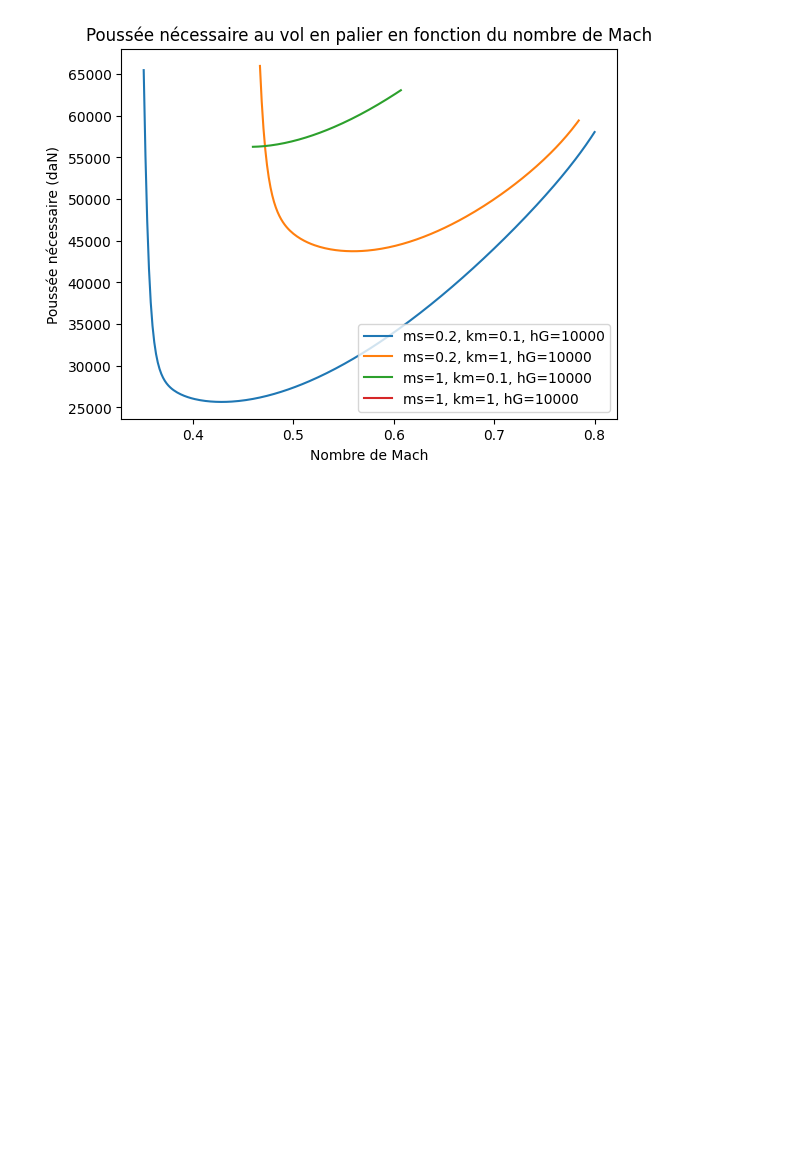
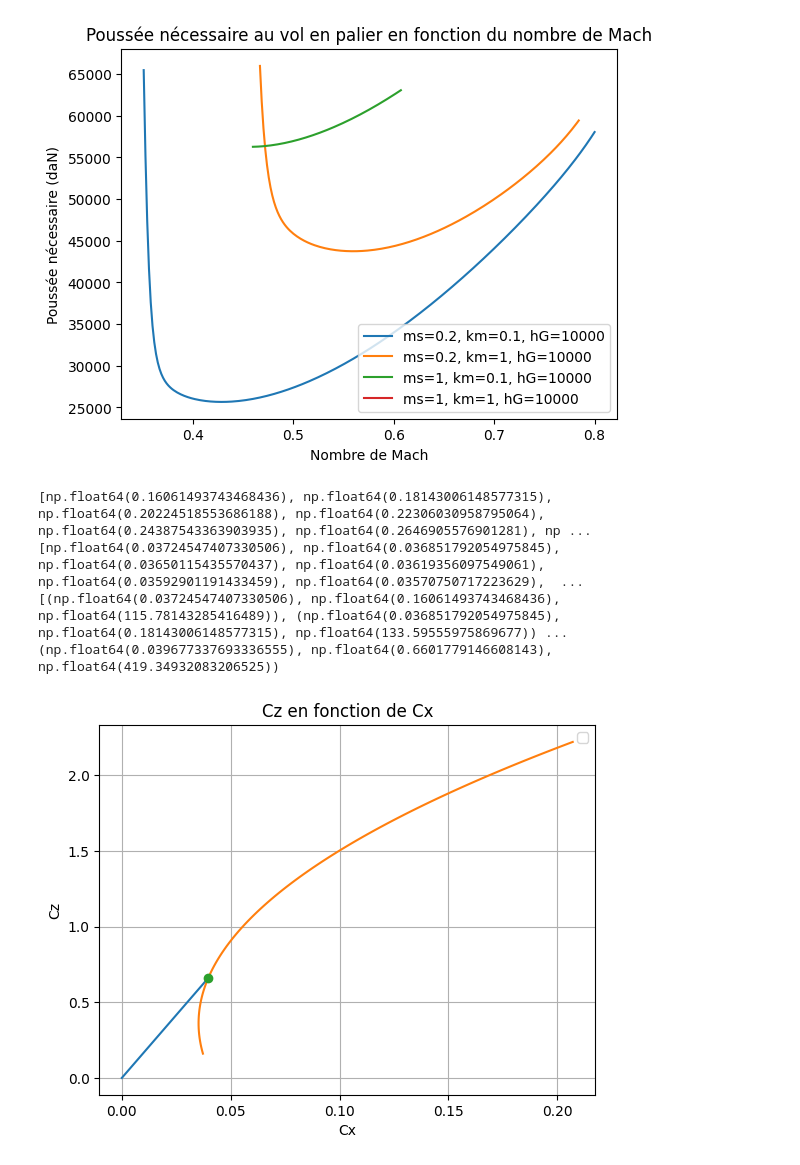
Before and after one commit to Math07170/BEAVION, a Jupyter notebook: rendu.ipynb, the cells around one changed output. Cells and saved outputs as stored; diff of their text form; code cells hidden in the pictures; blank space fills up the shorter version.

```diff
--- a/rendu.ipynb
+++ b/rendu.ipynb
@@ -299,3 +299,50 @@ plt.legend()
 plt.show()
 # %% [output]
 [figure]
+# %%
+# ...existing code...
+import matplotlib.pyplot as plt
+import numpy as np
+import aero_model
+import dynamic
+
+aircraft = aero_model.Airbus_A320_200()
+mass =  aircraft.mtom
+colors = ['b', 'r']
+
+aircraft.set_mass(mass)
+aoa_range = np.linspace(np.deg2rad(-5), np.deg2rad(15), 100)
+cz = []
+cx = []
+l = []
+
+for aoa in aoa_range:
+    cz_, cx_, _ = aircraft.get_aero_coefs(aoa, aircraft.mach_design, 0, 0, 0, 230)
+    cz.append(cz_)
+    cx.append(cx_)
+    l.append((cx_, cz_, cz_/(cx_)**2))
+print(cz)
+print(cx)
+print(l)
+coup = max(l, key=lambda x: x[2])
+print(coup)
+a = [0, coup[0]]
+b = [0, coup[1]]
+
+plt.plot(a,b)
+plt.plot(cx, cz)
+plt.plot(coup[0],(coup[1]), 'o')
+
+
+plt.xlabel("Cx")
+plt.ylabel("Cz")
+plt.title("Cz en fonction de Cx")
+plt.legend()
+plt.grid()
+plt.show()
+# %% [output]
+[np.float64(0.16061493743468436), np.float64(0.18143006148577315), np.float64(0.20224518553686188), np.float64(0.22306030958795064), np.float64(0.24387543363903935), np.float64(0.2646905576901281), np ...
+[np.float64(0.03724547407330506), np.float64(0.036851792054975845), np.float64(0.03650115435570437), np.float64(0.03619356097549061), np.float64(0.03592901191433459), np.float64(0.03570750717223629),  ...
+[(np.float64(0.03724547407330506), np.float64(0.16061493743468436), np.float64(115.78143285416489)), (np.float64(0.036851792054975845), np.float64(0.18143006148577315), np.float64(133.59555975869677)) ...
+(np.float64(0.039677337693336555), np.float64(0.6601779146608143), np.float64(419.34932083206525))
+[figure, added]
```
Also changed, not shown: parts of 7 cells of this notebook, 2 other files.
